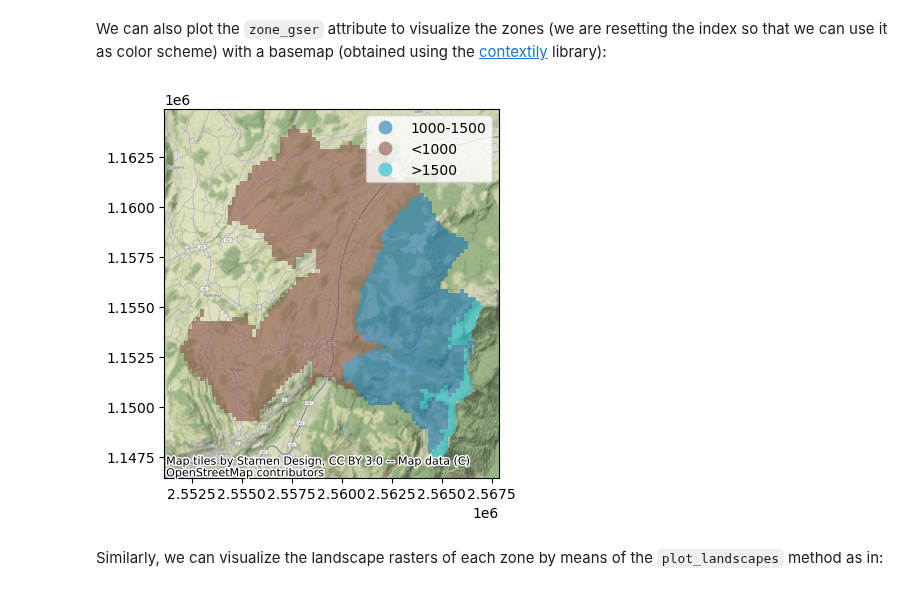
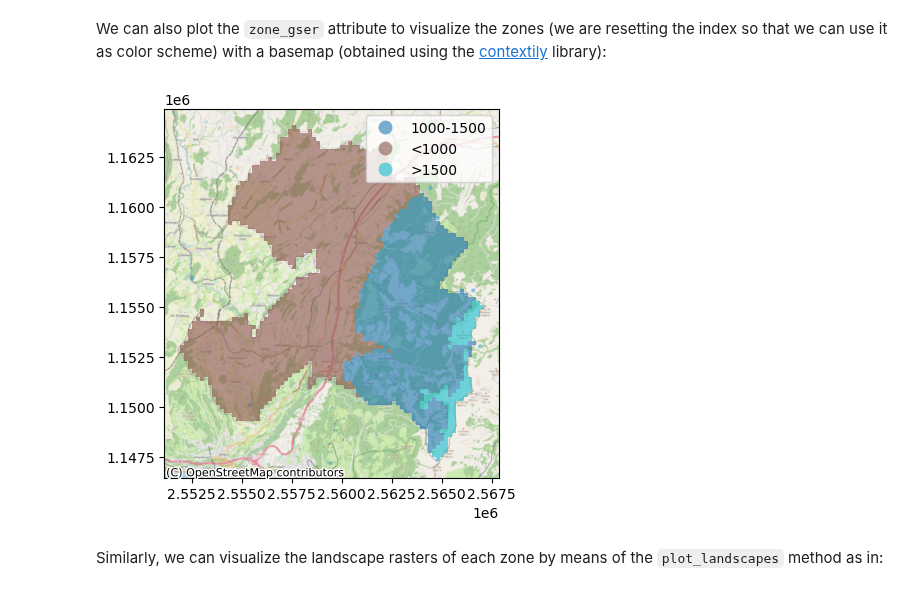
Before and after one commit to martibosch/pylandstats-notebooks, a Jupyter notebook: notebooks/03-zonal-analysis.ipynb, the cells around one changed output. Drawn from its saved outputs; the diff is of its cells as text; code cells hidden in the pictures.

```diff
--- a/notebooks/03-zonal-analysis.ipynb
+++ b/notebooks/03-zonal-analysis.ipynb
@@ -55,10 +59,10 @@ We can also plot the `zone_gser` attribute to visualize the zones (we are resett
 # %%
 ax = za.zone_gser.reset_index().plot(
     "elev-zone", alpha=0.6, categorical=True, legend=True
 )
-cx.add_basemap(ax, crs=za.zone_gser.crs)
+cx.add_basemap(ax, crs=za.zone_gser.crs, source=cx.providers.OpenStreetMap.Mapnik)
 # %% [output]
-[figure, old version]
+[figure, new version]
 # %% [markdown]
 Similarly, we can visualize the landscape rasters of each zone by means of the `plot_landscapes` method as in:
 # %%
```
Also changed, not shown: parts of 21 cells of this notebook, 4 other files.
